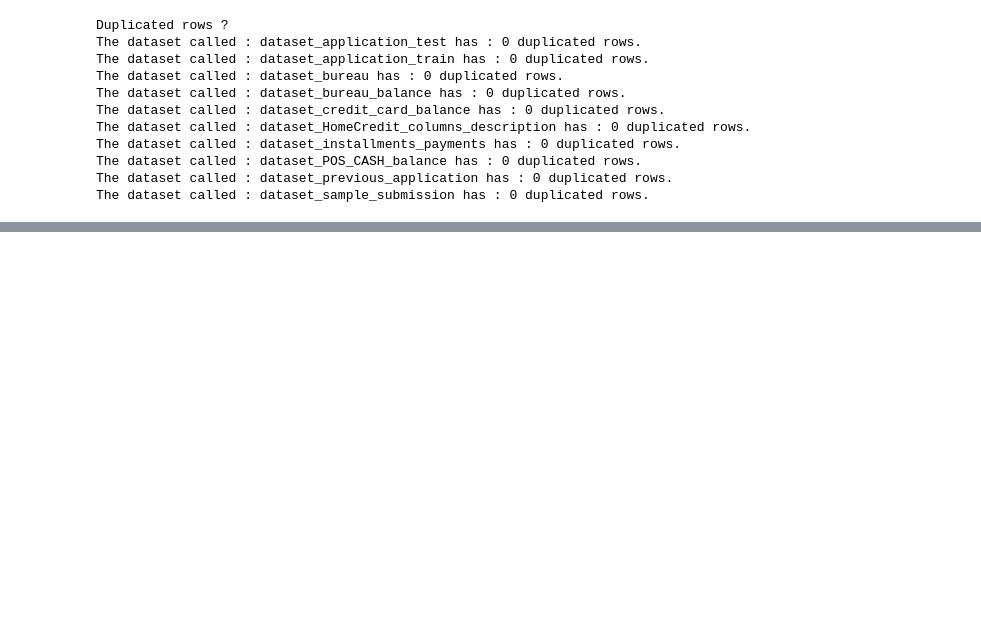
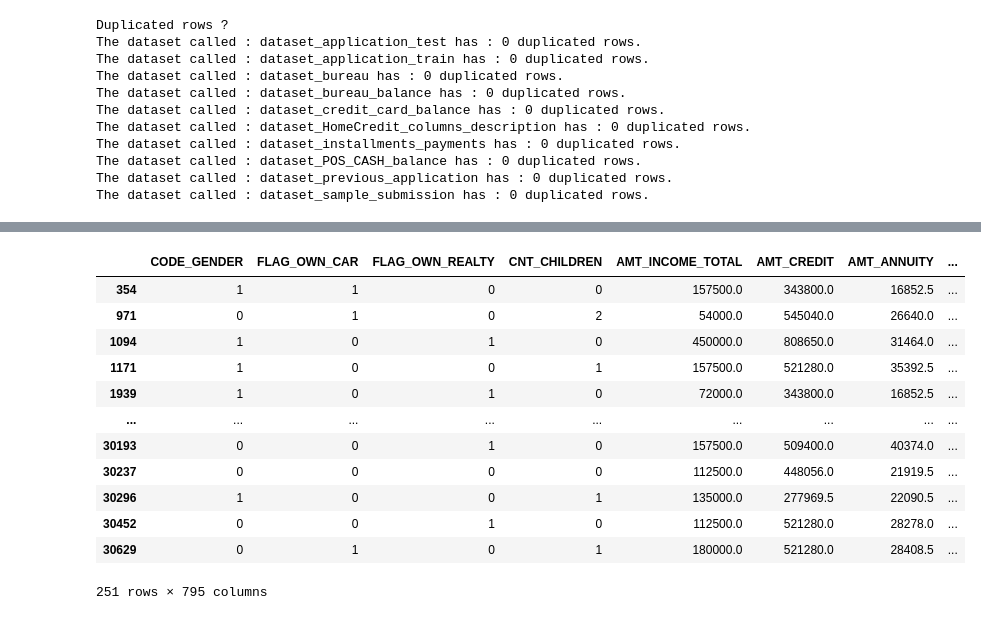
Before and after one commit to oumeima-elgharbi/P7_Data_Science_OpenClassrooms, a Jupyter notebook: P7_01_exploration.ipynb, the cells around one changed output, grey strips where cells are left out. Cells and saved outputs as stored; diff of their text form; code cells hidden in the pictures; blank space fills up the shorter version.

```diff
--- a/P7_01_exploration.ipynb
+++ b/P7_01_exploration.ipynb
@@ -228,0 +240,2 @@ The dataset called : dataset_sample_submission has : 0 duplicated rows.
+# %%
+X_val = pd.read_csv("dataset/cleaned/X_val_fold0.csv")
@@ -228,0 +256,18 @@ The dataset called : dataset_sample_submission has : 0 duplicated rows.
+# %%
+x = clf.predict(X_val)
+# %%
+X_val[x >= 0.5]
+# %% [output]
+|  | CODE_GENDER | FLAG_OWN_CAR | FLAG_OWN_REALTY | CNT_CHILDREN | AMT_INCOME_TOTAL | AMT_CREDIT | AMT_ANNUITY | ... |
+| 354 | 1 | 1 | 0 | 0 | 157500.0 | 343800.0 | 16852.5 | ... |
+| 971 | 0 | 1 | 0 | 2 | 54000.0 | 545040.0 | 26640.0 | ... |
+| 1094 | 1 | 0 | 1 | 0 | 450000.0 | 808650.0 | 31464.0 | ... |
+| 1171 | 1 | 0 | 0 | 1 | 157500.0 | 521280.0 | 35392.5 | ... |
+| 1939 | 1 | 0 | 1 | 0 | 72000.0 | 343800.0 | 16852.5 | ... |
+| ... | ... | ... | ... | ... | ... | ... | ... | ... |
+| 30193 | 0 | 0 | 1 | 0 | 157500.0 | 509400.0 | 40374.0 | ... |
+| 30237 | 0 | 0 | 0 | 0 | 112500.0 | 448056.0 | 21919.5 | ... |
+| 30296 | 1 | 0 | 0 | 1 | 135000.0 | 277969.5 | 22090.5 | ... |
+| 30452 | 0 | 0 | 1 | 0 | 112500.0 | 521280.0 | 28278.0 | ... |
+| 30629 | 0 | 1 | 0 | 1 | 180000.0 | 521280.0 | 28408.5 | ... |
+251 rows × 795 columns
```
Also changed, not shown: parts of 21 cells of this notebook, 4 other files.
